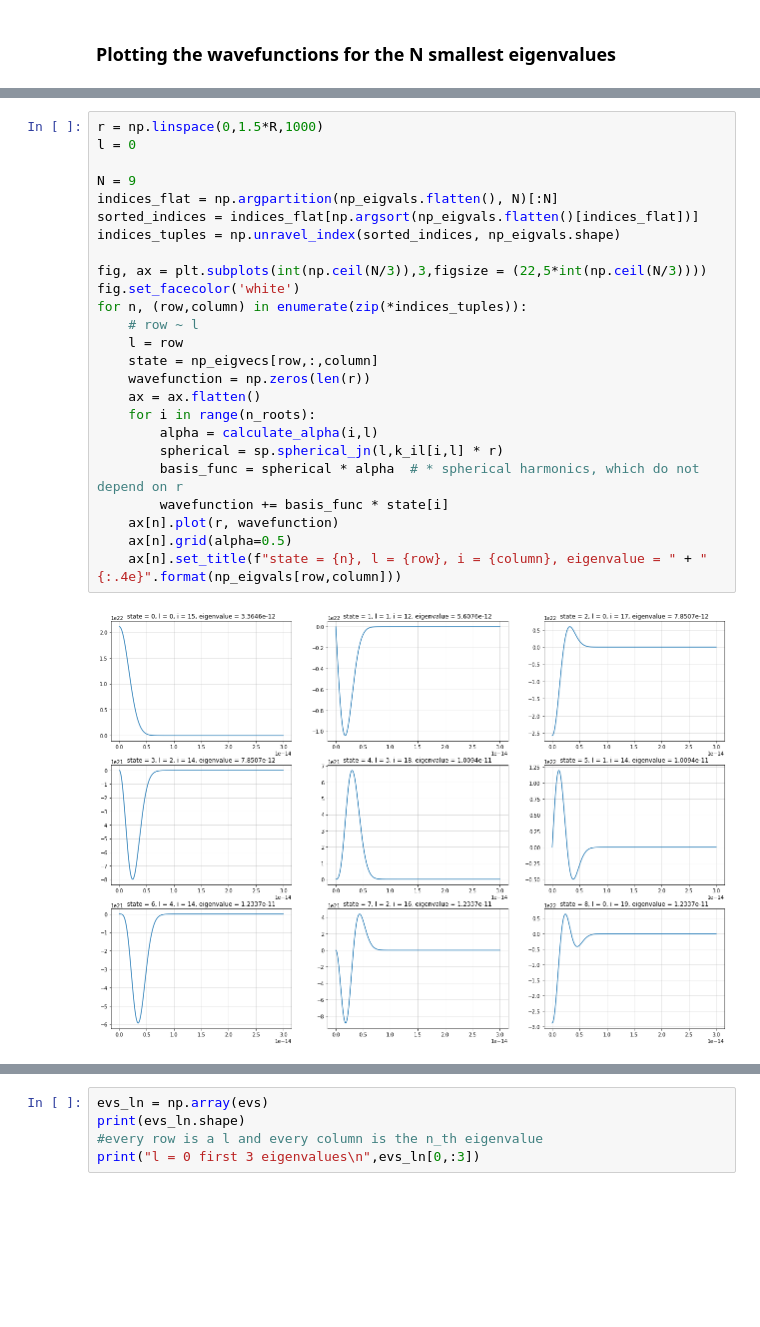
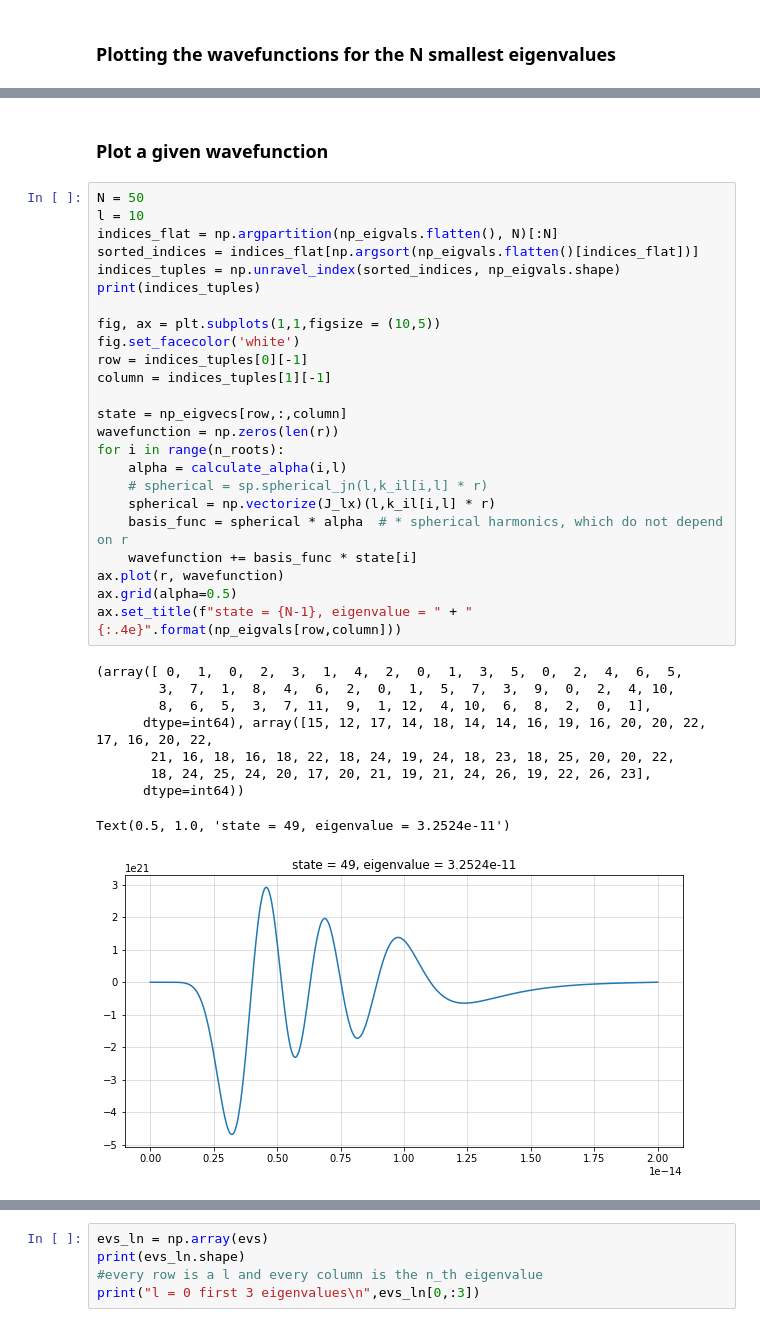
Before and after one commit to TobiLeitgeb/ComputationalPhysics_VO_code, a Jupyter notebook: main.ipynb, the cells around one changed output, grey strips where cells are left out. Cells and saved outputs as stored; diff of their text form; blank space fills up the shorter version.

```diff
--- a/main.ipynb
+++ b/main.ipynb
@@ -357,27 +365,36 @@ ax.grid(alpha=0.5)
+# %% [markdown]
+### Plot a given wavefunction
 # %%
-r = np.linspace(0,1.5*R,1000)
-l = 0
-
-N = 9
+N = 50
+l = 10
 indices_flat = np.argpartition(np_eigvals.flatten(), N)[:N]
 sorted_indices = indices_flat[np.argsort(np_eigvals.flatten()[indices_flat])]
 indices_tuples = np.unravel_index(sorted_indices, np_eigvals.shape)
+print(indices_tuples)
 
-fig, ax = plt.subplots(int(np.ceil(N/3)),3,figsize = (22,5*int(np.ceil(N/3))))
+fig, ax = plt.subplots(1,1,figsize = (10,5))
 fig.set_facecolor('white')
-for n, (row,column) in enumerate(zip(*indices_tuples)):
-    # row ~ l
-    l = row
-    state = np_eigvecs[row,:,column]
-    wavefunction = np.zeros(len(r))
-    ax = ax.flatten()
-    for i in range(n_roots):
-        alpha = calculate_alpha(i,l)
-        spherical = sp.spherical_jn(l,k_il[i,l] * r)
-        basis_func = spherical * alpha  # * spherical harmonics, which do not depend on r
-        wavefunction += basis_func * state[i]
-    ax[n].plot(r, wavefunction)
-    ax[n].grid(alpha=0.5)
-    ax[n].set_title(f"state = {n}, l = {row}, i = {column}, eigenvalue = " + "{:.4e}".format(np_eigvals[row,column]))
+row = indices_tuples[0][-1]
+column = indices_tuples[1][-1]
+
+state = np_eigvecs[row,:,column]
+wavefunction = np.zeros(len(r))
+for i in range(n_roots):
+    alpha = calculate_alpha(i,l)
+    # spherical = sp.spherical_jn(l,k_il[i,l] * r)
+    spherical = np.vectorize(J_lx)(l,k_il[i,l] * r)
+    basis_func = spherical * alpha  # * spherical harmonics, which do not depend on r
+    wavefunction += basis_func * state[i]
+ax.plot(r, wavefunction)
+ax.grid(alpha=0.5)
+ax.set_title(f"state = {N-1}, eigenvalue = " + "{:.4e}".format(np_eigvals[row,column]))
 # %% [output]
+(array([ 0,  1,  0,  2,  3,  1,  4,  2,  0,  1,  3,  5,  0,  2,  4,  6,  5,
+        3,  7,  1,  8,  4,  6,  2,  0,  1,  5,  7,  3,  9,  0,  2,  4, 10,
+        8,  6,  5,  3,  7, 11,  9,  1, 12,  4, 10,  6,  8,  2,  0,  1],
+      dtype=int64), array([15, 12, 17, 14, 18, 14, 14, 16, 19, 16, 20, 20, 22, 17, 16, 20, 22,
+       21, 16, 18, 16, 18, 22, 18, 24, 19, 24, 18, 23, 18, 25, 20, 20, 22,
+       18, 24, 25, 24, 20, 17, 20, 21, 19, 21, 24, 26, 19, 22, 26, 23],
+      dtype=int64))
+Text(0.5, 1.0, 'state = 49, eigenvalue = 3.2524e-11')
-[figure, old version]
+[figure, new version]
```
Also changed, not shown: parts of 9 cells of this notebook, 2 other files.
